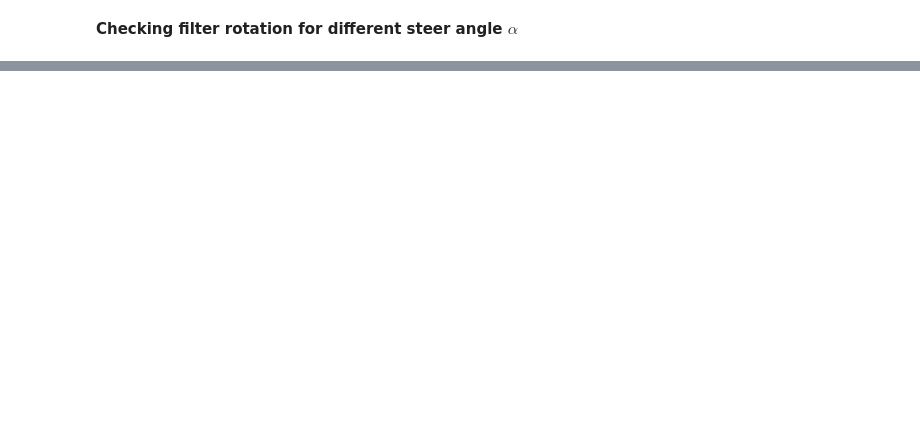
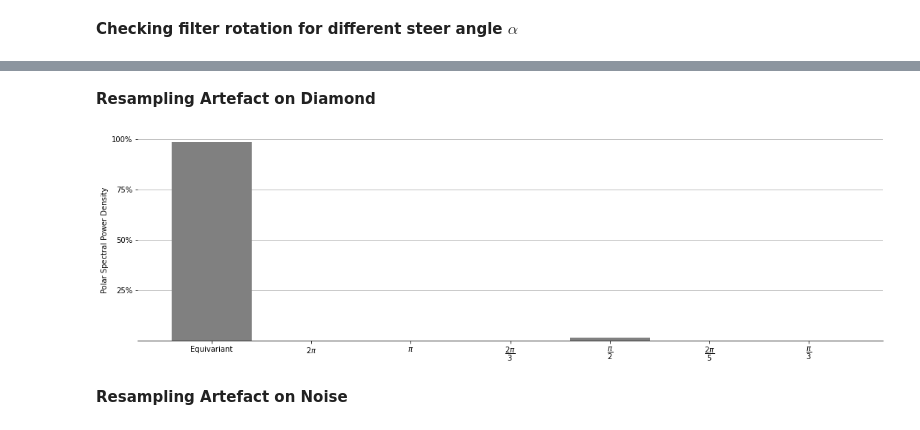
Before and after one commit to gabriel-lepetitaimon/steered-fcnn, a Jupyter notebook: notebooks/ImplementationCheck/SteerableKBase.ipynb, the cells around one changed output, grey strips where cells are left out. Cells and saved outputs as stored; diff of their text form; code cells hidden in the pictures; blank space fills up the shorter version.

```diff
--- a/notebooks/ImplementationCheck/SteerableKBase.ipynb
+++ b/notebooks/ImplementationCheck/SteerableKBase.ipynb
@@ -113,0 +110,11 @@ for i in range(N+1):
+# %% [markdown]
+**Resampling Artefact on Diamond**
+# %%
+N = 12
+alphas = -np.linspace(0, 2*np.pi, N, endpoint=False)
+rotated_I = unrotate(torch.stack([base.conv2d(I,W, alpha=alphas[i])[0] for i in range(N)]).detach().numpy())
+_ = spectral_power(rotated_I,plot=True)
+# %% [output]
+[figure, added]
+# %% [markdown]
+**Resampling Artefact on Noise**
```
Also changed, not shown: parts of 11 cells of this notebook, 3 other files.
